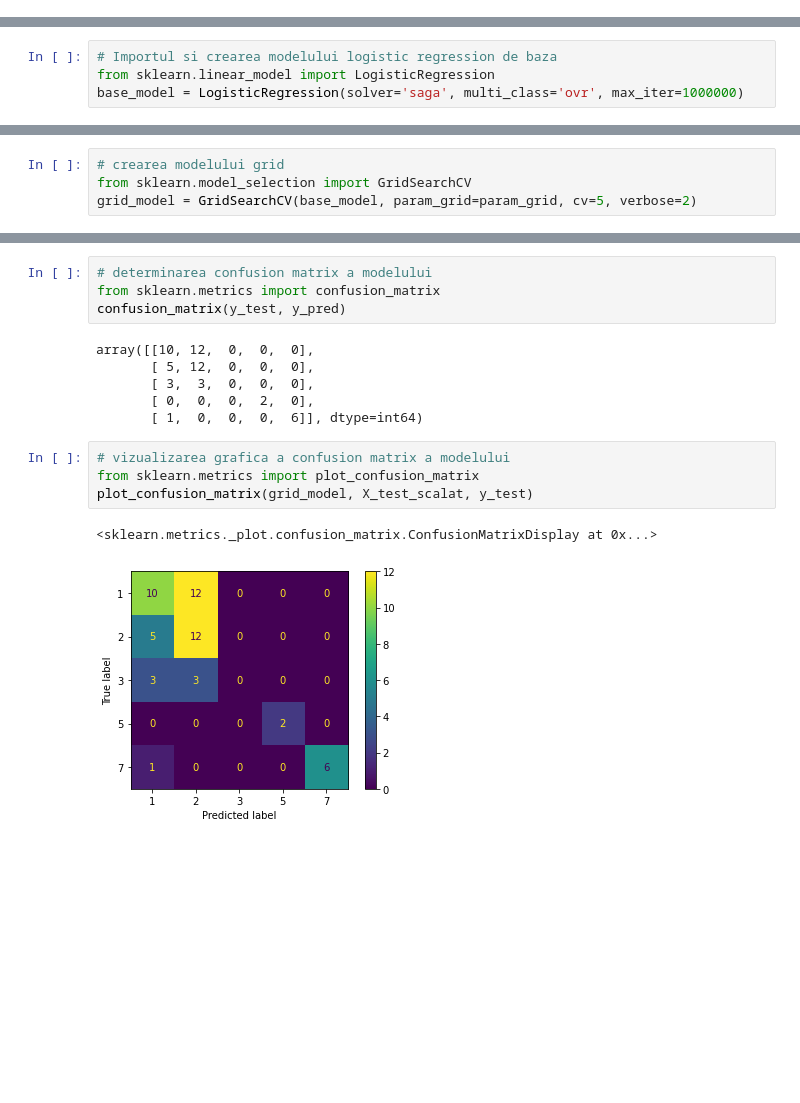
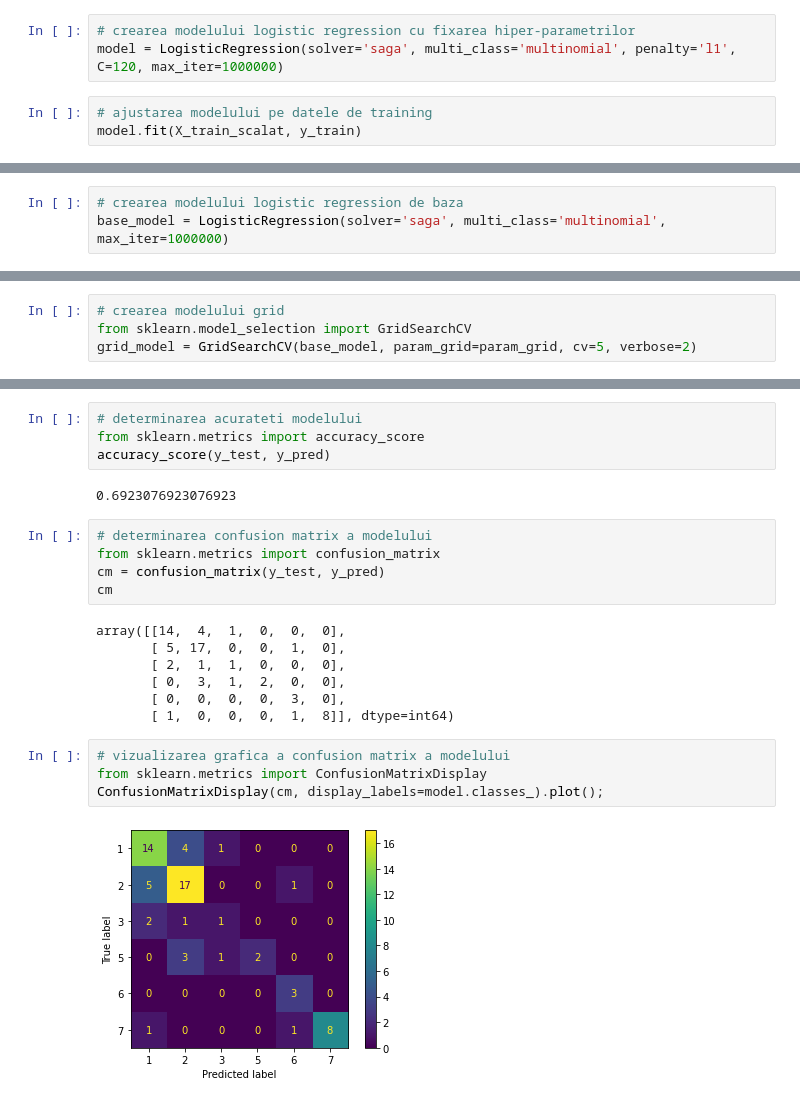
Before and after one commit to npsimid/Machine_Learning_Algorithms, a Jupyter notebook: Logistic regresion/Logistic regression.ipynb, the cells around one changed output, grey strips where cells are left out. Cells and saved outputs as stored; diff of their text form; blank space fills up the shorter version.

```diff
--- a/Logistic regresion/Logistic regression.ipynb
+++ b/Logistic regresion/Logistic regression.ipynb
@@ -316,0 +365,6 @@ X_test_scalat = scaler.transform(X_test)
+# %%
+# crearea modelului logistic regression cu fixarea hiper-parametrilor
+model = LogisticRegression(solver='saga', multi_class='multinomial', penalty='l1', C=120, max_iter=1000000)
+# %%
+# ajustarea modelului pe datele de training
+model.fit(X_train_scalat, y_train)
@@ -317,5 +473,4 @@ X_test_scalat = scaler.transform(X_test)
 # %%
-# Importul si crearea modelului logistic regression de baza
-from sklearn.linear_model import LogisticRegression
-base_model = LogisticRegression(solver='saga', multi_class='ovr', max_iter=1000000)
+# crearea modelului logistic regression de baza
+base_model = LogisticRegression(solver='saga', multi_class='multinomial', max_iter=1000000)
 # %%
@@ -445,20 +605,27 @@ accuracy_score(y_test, y_pred)
+# %%
+# determinarea acurateti modelului
+from sklearn.metrics import accuracy_score
+accuracy_score(y_test, y_pred)
+# %% [output]
+0.6923076923076923
 # %%
 # determinarea confusion matrix a modelului
 from sklearn.metrics import confusion_matrix
-confusion_matrix(y_test, y_pred)
+cm = confusion_matrix(y_test, y_pred)
+cm
 # %% [output]
-array([[10, 12,  0,  0,  0],
-       [ 5, 12,  0,  0,  0],
-       [ 3,  3,  0,  0,  0],
-       [ 0,  0,  0,  2,  0],
-       [ 1,  0,  0,  0,  6]], dtype=int64)
+array([[14,  4,  1,  0,  0,  0],
+       [ 5, 17,  0,  0,  1,  0],
+       [ 2,  1,  1,  0,  0,  0],
+       [ 0,  3,  1,  2,  0,  0],
+       [ 0,  0,  0,  0,  3,  0],
+       [ 1,  0,  0,  0,  1,  8]], dtype=int64)
 # %%
 # vizualizarea grafica a confusion matrix a modelului
-from sklearn.metrics import plot_confusion_matrix
-plot_confusion_matrix(grid_model, X_test_scalat, y_test)
+from sklearn.metrics import ConfusionMatrixDisplay
+ConfusionMatrixDisplay(cm, display_labels=model.classes_).plot();
 # %% [output]
-<sklearn.metrics._plot.confusion_matrix.ConfusionMatrixDisplay at 0x...>
-[figure, old version]
+[figure, new version]
 # %%
 # elaborarea classificasion report a modelului
 from sklearn.metrics import classification_report
```
Also changed, not shown: parts of 40 cells of this notebook, 2 other files.
